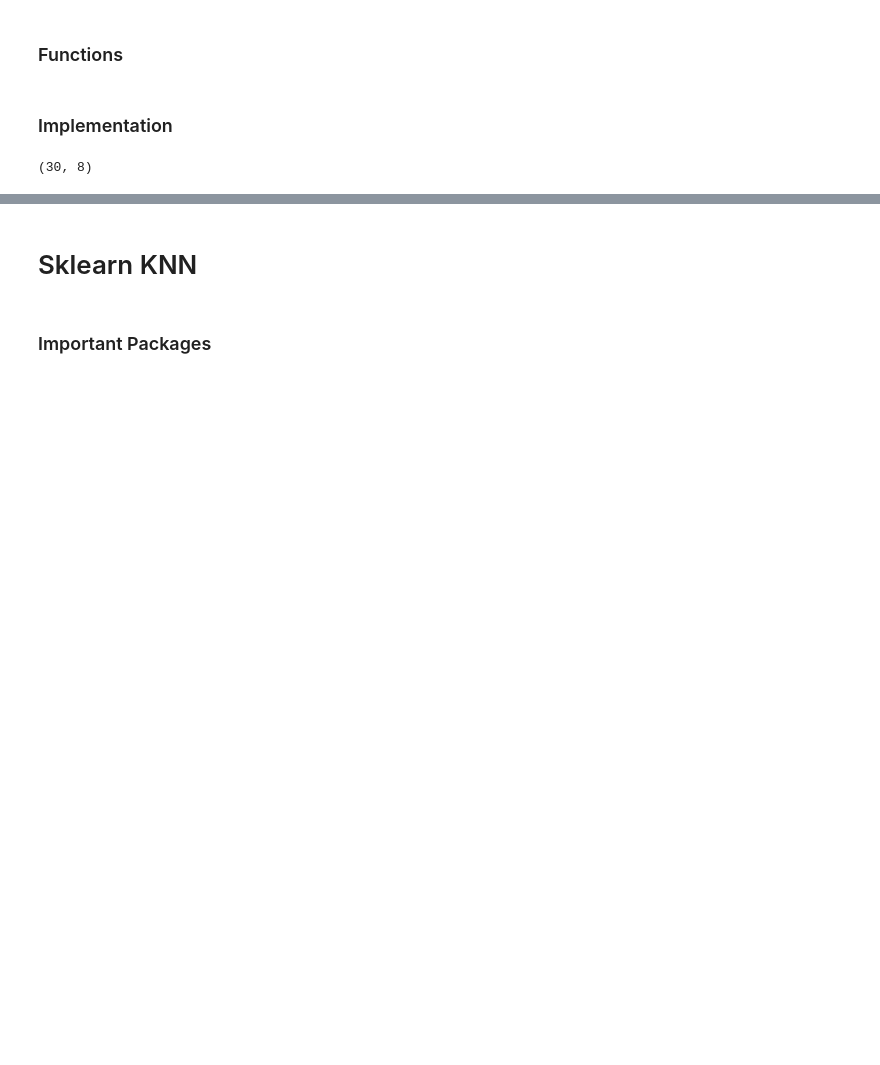
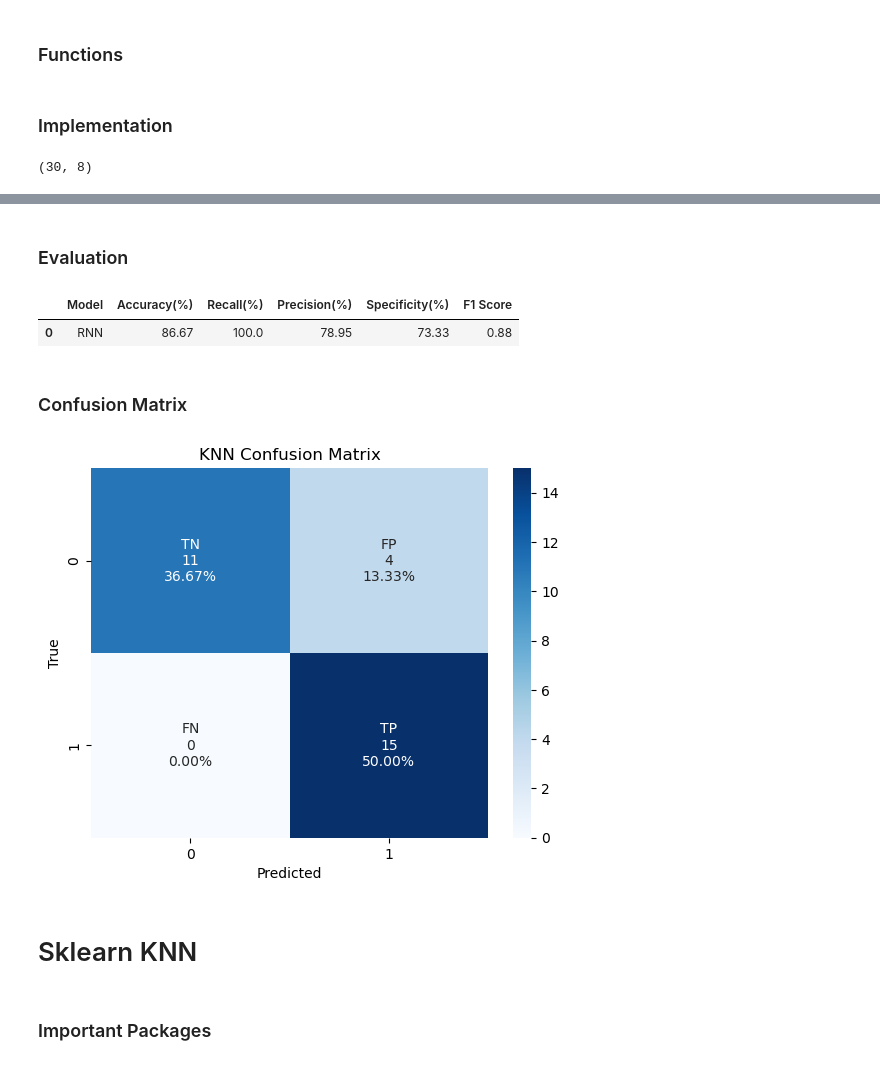
Before and after one commit to Abdelrhman012/Ai-for-Robotics, a Jupyter notebook: Task 2/KNN.ipynb, the cells around one changed output, grey strips where cells are left out. Saved outputs shown, nothing was run; the diff lists cells and outputs as text; code cells hidden in the pictures; blank space fills up the shorter version.

```diff
--- a/Task2/KNN.ipynb
+++ b/Task 2/KNN.ipynb
@@ -90,7 +80,6 @@ def knn_from_scratch(x_train , y_train ,x_test , k):
         distance_point = distance_ecq(x_train,x_test_point)
         df_nearst_point = nearest_neighbour(distance_point, k)
         y_pred_point = voting(df_nearst_point,y_train)
-        y_pred.append(y_pred_point)
-        predict_string = predict(y_pred)
+        y_pred.append([y_pred_point])
 
-    return predict_string
+    return y_pred
@@ -97,3 +124,19 @@ def knn_from_scratch(x_train , y_train ,x_test , k):
+# %%
+def plot_confusion(cf_matrix,title):
+    fig,ax = plt.subplots()
+    group_names = ['TN','FP','FN','TP']
+    #group_names = ['TP','TN','FN','TN']
+    group_counts = ["{0:0.0f}".format(value) for value in
+                    cf_matrix.flatten()]
+    group_percentages = ["{0:.2%}".format(value) for value in
+                         cf_matrix.flatten()/np.sum(cf_matrix)]
+    labels = [f"{v1}\n{v2}\n{v3}" for v1, v2, v3 in
+              zip(group_names,group_counts,group_percentages)]
+    labels = np.asarray(labels).reshape(2,2)
+    sns.heatmap(cf_matrix, annot=labels, fmt='', cmap='Blues',ax=ax)
+    ax.set_xlabel('Predicted')
+    ax.set_ylabel("True")
+    ax.set_title(title)
 # %% [markdown]
 ### Implementation
 # %%
@@ -126,0 +168,6 @@ Best Accuracy:  0
+# %% [markdown]
+### Evaluation
+# %%
+y_pred_scratch = knn_from_scratch(x_train,y,x_test,4)
+# %%
+confusion_matrix, accuracy, recall, precision, specificity, f1_score = evaluation(y_pred_scratch, y_test)
@@ -127,3 +187,14 @@ Best Accuracy:  0
+# %%
+table
+# %% [output]
+|  | Model | Accuracy(%) | Recall(%) | Precision(%) | Specificity(%) | F1 Score |
+| 0 | RNN | 86.67 | 100.0 | 78.95 | 73.33 | 0.88 |
+# %% [markdown]
+### Confusion Matrix
+# %%
+plot_confusion(confusion_matrix, "KNN Confusion Matrix")
+# %% [output]
+[figure, added]
 # %% [markdown]
 # Sklearn KNN
 # %% [markdown]
```
Also changed, not shown: parts of 30 cells of this notebook, 4 other files.
